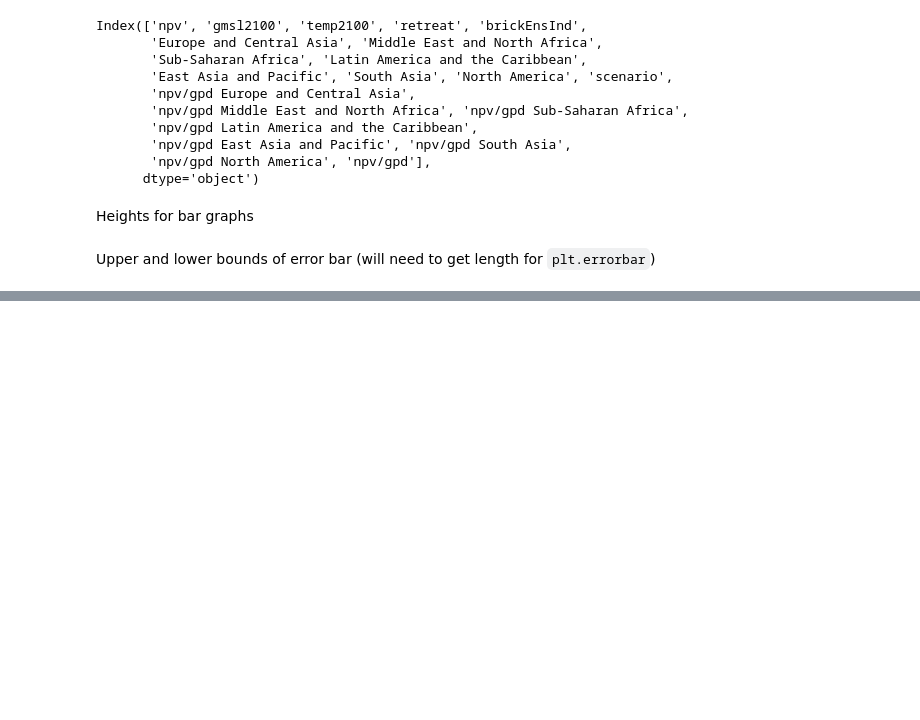
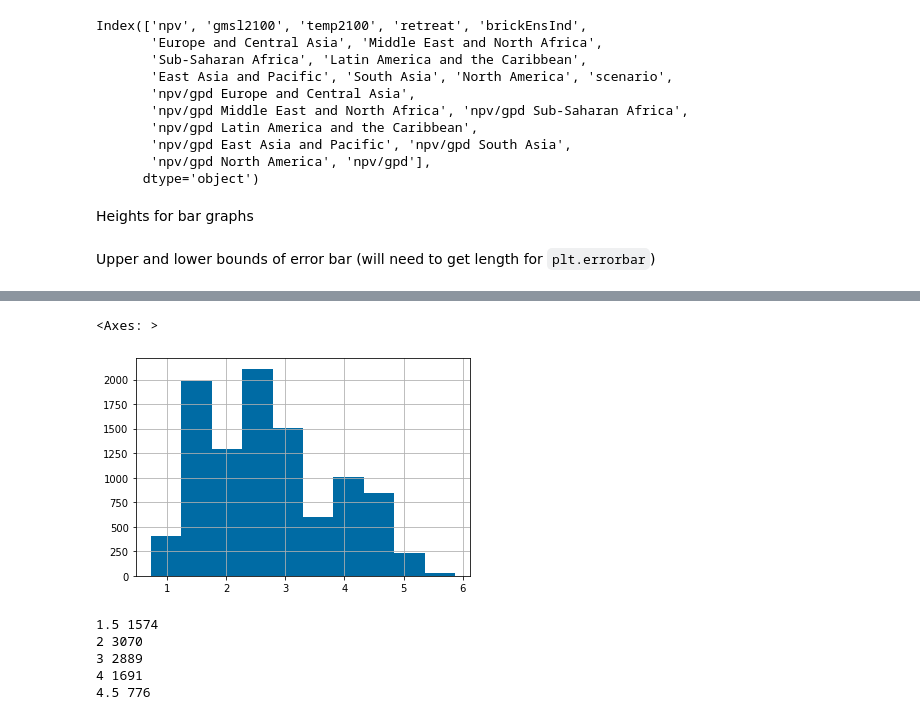
Before and after one commit to raddleverse/tempthresholds, a Jupyter notebook: analysis.ipynb, the cells around one changed output, grey strips where cells are left out. Cells and saved outputs as stored; diff of their text form; code cells hidden in the pictures; blank space fills up the shorter version.

```diff
--- a/analysis.ipynb
+++ b/analysis.ipynb
@@ -353,0 +300,16 @@ plt.hist(dfN.loc[(dfN.temp2100 > 1.5) & (dfN.temp2100 <= 2.5), "npv/gpd Sub-Saha
+# %%
+dfN["temp2100"].hist()
+# %% [output]
+<Axes: >
+[figure, added]
+# %%
+print(1.5,len(dfN.loc[dfN.temp2100 <= 1.5]))
+for th in [2,3,4]:
+    print(th,len(dfN.loc[abs(dfN.temp2100-th)<=0.5]))
+print(4.5,len(dfN.loc[dfN.temp2100 > 4.5]))
+# %% [output]
+1.5 1574
+2 3070
+3 2889
+4 1691
+4.5 776
```
Also changed, not shown: parts of 20 cells of this notebook, 5 other files.
